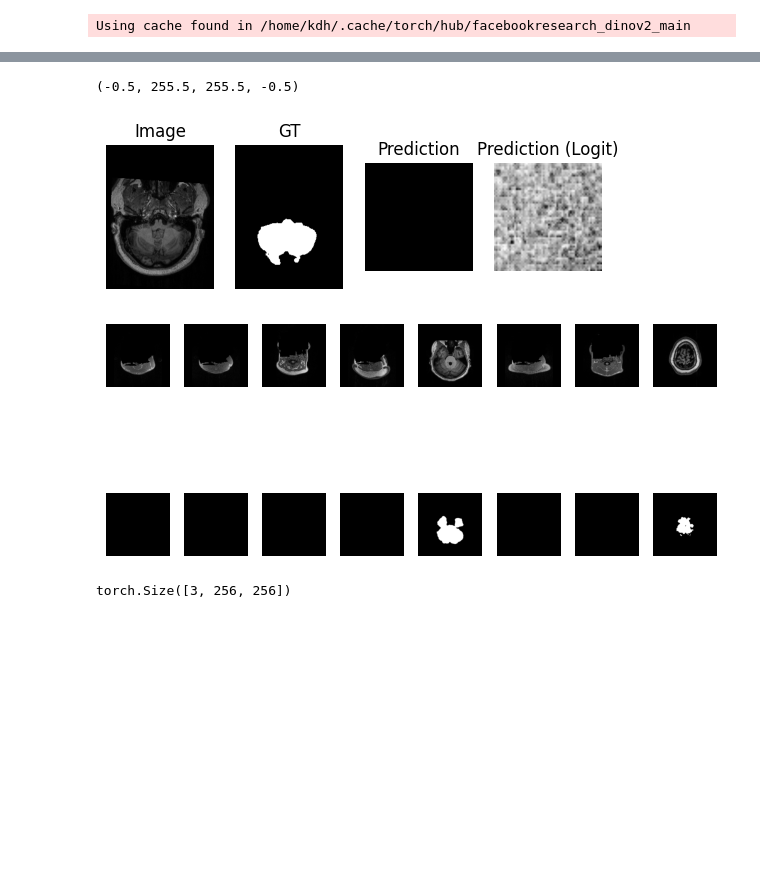
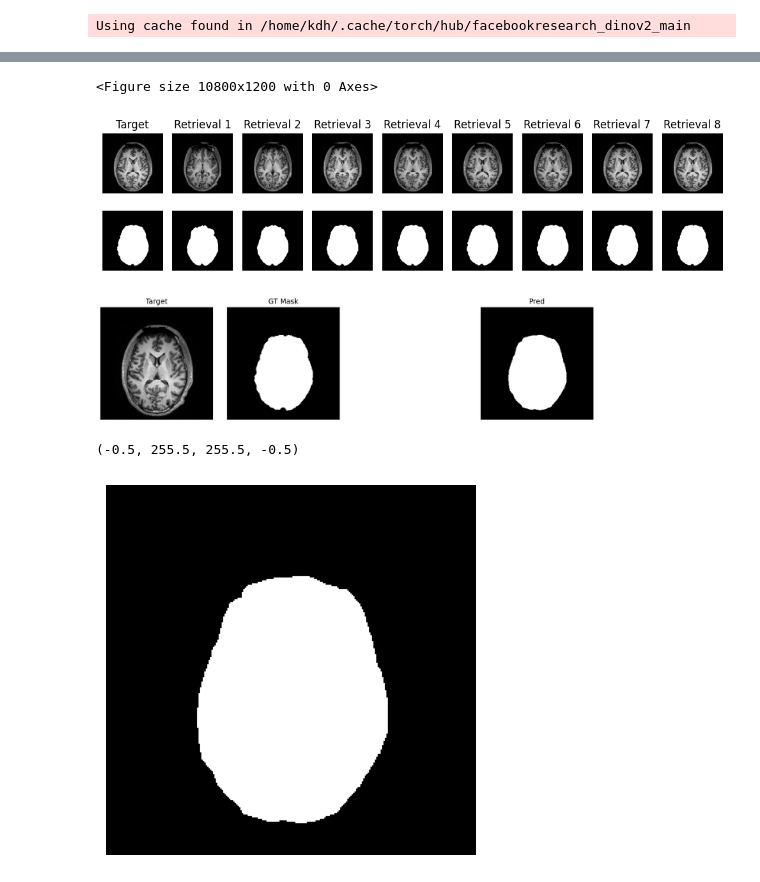
Before and after one commit to kdh-yu/BME_Capstone1, a Jupyter notebook: notebook/RAFS.ipynb, the cells around one changed output, grey strips where cells are left out. Cells and saved outputs as stored; diff of their text form; code cells hidden in the pictures; blank space fills up the shorter version.

```diff
--- a/notebook/RAFS.ipynb
+++ b/notebook/RAFS.ipynb
@@ -2,12 +2,13 @@
 from model.RAFS import RAFS
 
 model = RAFS(faiss_index='/home/kdh/code/BME_Capstone1/BME_faiss.index',
-             faiss_json='/home/kdh/code/BME_Capstone1/faiss_idx.json')
+             faiss_json='/home/kdh/code/BME_Capstone1/faiss_idx.json',
+             n=8)
 # %% [output]
 Using cache found in /home/kdh/.cache/torch/hub/facebookresearch_dinov2_main
 # %%
 import nibabel as nib
-target_mri = nib.load('/home/kdh/code/BME_Capstone1/NFBS_Dataset/A00056556/sub-A00056556_ses-NFB3_T1w.nii.gz').get_fdata()
-target_mri = target_mri[:, 150, :]
-target_msk = nib.load('/home/kdh/code/BME_Capstone1/NFBS_Dataset/A00056556/sub-A00056556_ses-NFB3_T1w_brainmask.nii.gz').get_fdata()
-target_msk = target_msk[:, 150, :]
+mri = nib.load('/home/kdh/code/BME_Capstone1/data/NFBS_Dataset/A00028185/sub-A00028185_ses-NFB3_T1w.nii.gz').get_fdata()
+target_mri = mri[:, 90, :]
+msk = nib.load('/home/kdh/code/BME_Capstone1/data/NFBS_Dataset/A00028185/sub-A00028185_ses-NFB3_T1w_brainmask.nii.gz').get_fdata()
+target_msk = msk[:, 90, :]
@@ -19,24 +45,40 @@ mask = model(tmp)
+# %%
+from utils import visualize_retrieval
+target = {'image' : processor(target_mri, mode='sam'), 'mask' : processor(target_msk, mode='mask')}
+plt.figure(dpi=300, figsize=(36, 4))
+visualize_retrieval(retrieved, target)
+# %% [output]
+<Figure size 10800x1200 with 0 Axes>
+[figure, added]
+# %%
+import matplotlib.pyplot as plt
+out = model(target_mri.astype(np.float32))
+# %%
+import matplotlib.pyplot as plt
+from processor import processor
+tmri = processor(target_mri, mode='sam')
+tmsk = processor(target_msk, mode='mask')
 # %%
-import matplotlib.pyplot as plt
-plt.subplot(1, 4, 1)
-plt.imshow(target_mri, cmap='gray')
-plt.title('Image')
+plt.figure(dpi=200, figsize=(15, 3))
+
+plt.subplot(1, 5, 1)
+plt.imshow(tmri.permute(1,2,0), cmap='gray')
+plt.title('Target')
 plt.axis('off')
 
-plt.subplot(1, 4, 2)
-plt.imshow(target_msk, cmap='gray')
-plt.title('GT')
+plt.subplot(1, 5, 2)
+plt.imshow(tmsk[0], cmap='gray')
+plt.title('GT Mask')
 plt.axis('off')
 
-plt.subplot(1, 4, 3)
-plt.imshow(mask.detach().cpu().numpy()[0, 0]>0.0, cmap='gray')
-plt.title('Prediction')
+plt.subplot(1, 5, 4)
+plt.imshow(out[0][0, 0], cmap='gray')
+plt.title('Pred')
 plt.axis('off')
 
-plt.subplot(1, 4, 4)
-plt.imshow(mask.detach().cpu().numpy()[0, 0], cmap='gray')
-plt.title('Prediction (Logit)')
-plt.axis('off')
+plt.subplot(1, 5, 5)
+plt.axis("off")
+
+plt.tight_layout()
 # %% [output]
-(-0.5, 255.5, 255.5, -0.5)
-[figure, old version]
+[figure, new version]
@@ -61,8 +85,7 @@ def visualize_retrieval(retrieval):
-# %%
-visualize_retrieval(model.retrieval)
-# %% [output]
-[figure, removed]
-# %%
-model.retrieval['image'][0].shape
-# %% [output]
-torch.Size([3, 256, 256])
+# %%
+plt.imshow(out[0][0, 0], cmap='gray')
+#plt.title('Pred')
+plt.axis('off')
+# %% [output]
+(-0.5, 255.5, 255.5, -0.5)
+[figure, added]
```
Also changed, not shown: parts of 8 cells of this notebook, 40 other files.
